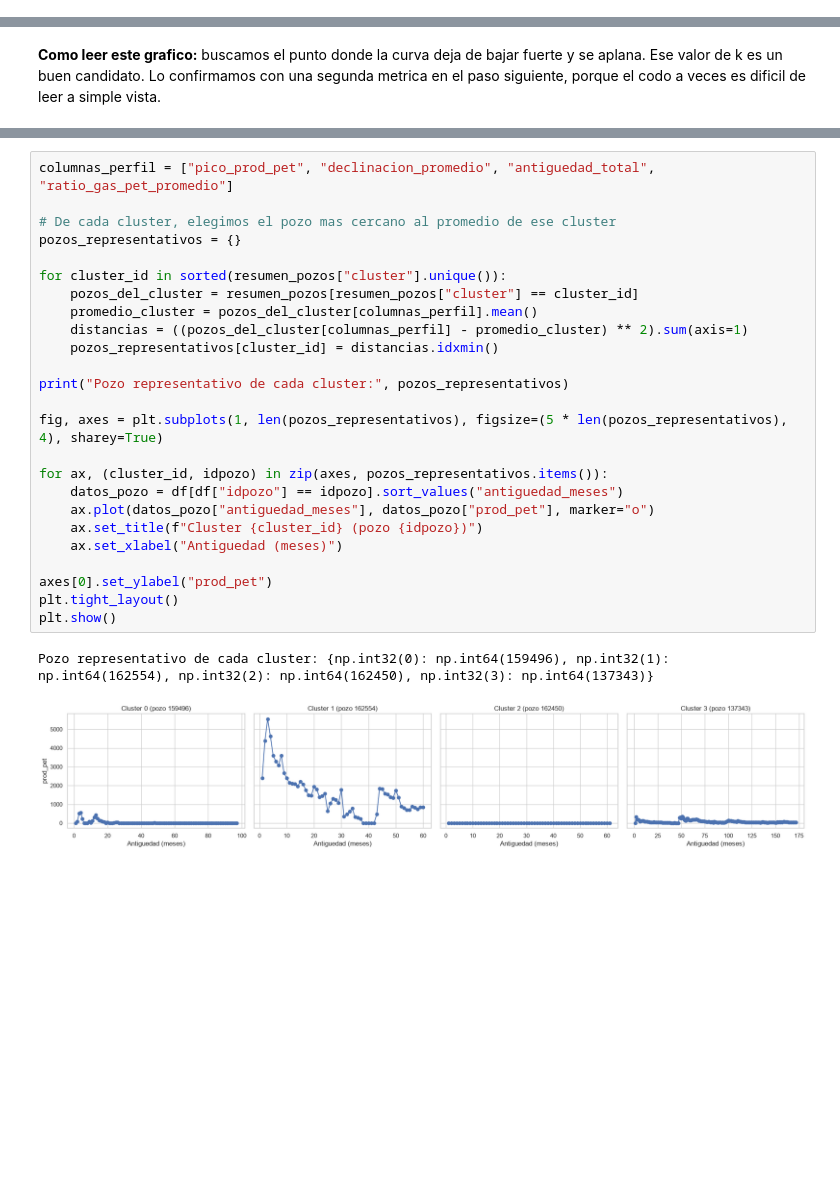
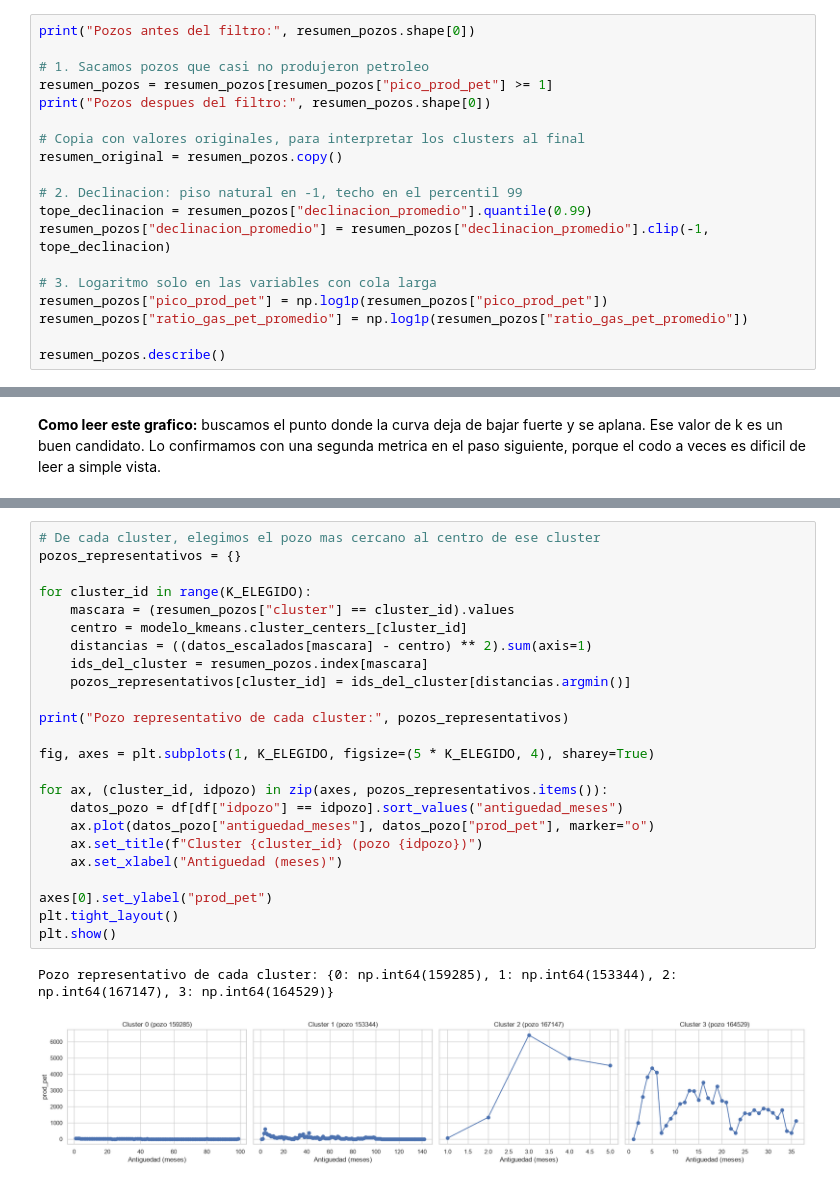
Before and after one commit to cristian-aguilera-ing/proyecto-ds-ypf, a Jupyter notebook: notebooks/04_modelado_no_supervisado_dl.ipynb, the cells around one changed output, grey strips where cells are left out. Drawn from its saved outputs; the diff is of its cells as text; blank space fills up the shorter version.

Commit message:
feat: modelo no supervisado completo junto a 3 archivos en models y 1 en processed

```diff
--- a/notebooks/04_modelado_no_supervisado_dl.ipynb
+++ b/notebooks/04_modelado_no_supervisado_dl.ipynb
@@ -112,0 +145,19 @@ resumen_pozos.head()
+# %%
+print("Pozos antes del filtro:", resumen_pozos.shape[0])
+
+# 1. Sacamos pozos que casi no produjeron petroleo
+resumen_pozos = resumen_pozos[resumen_pozos["pico_prod_pet"] >= 1]
+print("Pozos despues del filtro:", resumen_pozos.shape[0])
+
+# Copia con valores originales, para interpretar los clusters al final
+resumen_original = resumen_pozos.copy()
+
+# 2. Declinacion: piso natural en -1, techo en el percentil 99
+tope_declinacion = resumen_pozos["declinacion_promedio"].quantile(0.99)
+resumen_pozos["declinacion_promedio"] = resumen_pozos["declinacion_promedio"].clip(-1, tope_declinacion)
+
+# 3. Logaritmo solo en las variables con cola larga
+resumen_pozos["pico_prod_pet"] = np.log1p(resumen_pozos["pico_prod_pet"])
+resumen_pozos["ratio_gas_pet_promedio"] = np.log1p(resumen_pozos["ratio_gas_pet_promedio"])
+
+resumen_pozos.describe()
@@ -298,29 +377,28 @@ un artificio estadistico.
 # %%
-columnas_perfil = ["pico_prod_pet", "declinacion_promedio", "antiguedad_total", "ratio_gas_pet_promedio"]
-
-# De cada cluster, elegimos el pozo mas cercano al promedio de ese cluster
+# De cada cluster, elegimos el pozo mas cercano al centro de ese cluster
 pozos_representativos = {}
 
-for cluster_id in sorted(resumen_pozos["cluster"].unique()):
-    pozos_del_cluster = resumen_pozos[resumen_pozos["cluster"] == cluster_id]
-    promedio_cluster = pozos_del_cluster[columnas_perfil].mean()
-    distancias = ((pozos_del_cluster[columnas_perfil] - promedio_cluster) ** 2).sum(axis=1)
-    pozos_representativos[cluster_id] = distancias.idxmin()
+for cluster_id in range(K_ELEGIDO):
+    mascara = (resumen_pozos["cluster"] == cluster_id).values
+    centro = modelo_kmeans.cluster_centers_[cluster_id]
+    distancias = ((datos_escalados[mascara] - centro) ** 2).sum(axis=1)
+    ids_del_cluster = resumen_pozos.index[mascara]
+    pozos_representativos[cluster_id] = ids_del_cluster[distancias.argmin()]
 
 print("Pozo representativo de cada cluster:", pozos_representativos)
 
-fig, axes = plt.subplots(1, len(pozos_representativos), figsize=(5 * len(pozos_representativos), 4), sharey=True)
+fig, axes = plt.subplots(1, K_ELEGIDO, figsize=(5 * K_ELEGIDO, 4), sharey=True)
 
 for ax, (cluster_id, idpozo) in zip(axes, pozos_representativos.items()):
     datos_pozo = df[df["idpozo"] == idpozo].sort_values("antiguedad_meses")
     ax.plot(datos_pozo["antiguedad_meses"], datos_pozo["prod_pet"], marker="o")
     ax.set_title(f"Cluster {cluster_id} (pozo {idpozo})")
     ax.set_xlabel("Antiguedad (meses)")
 
 axes[0].set_ylabel("prod_pet")
 plt.tight_layout()
 plt.show()
 # %% [output]
-Pozo representativo de cada cluster: {np.int32(0): np.int64(159496), np.int32(1): np.int64(162554), np.int32(2): np.int64(162450), np.int32(3): np.int64(137343)}
+Pozo representativo de cada cluster: {0: np.int64(159285), 1: np.int64(153344), 2: np.int64(167147), 3: np.int64(164529)}
-[figure, old version]
+[figure, new version]
 # %% [markdown]
```
Also changed, not shown: parts of 29 cells of this notebook, 3 other files.
